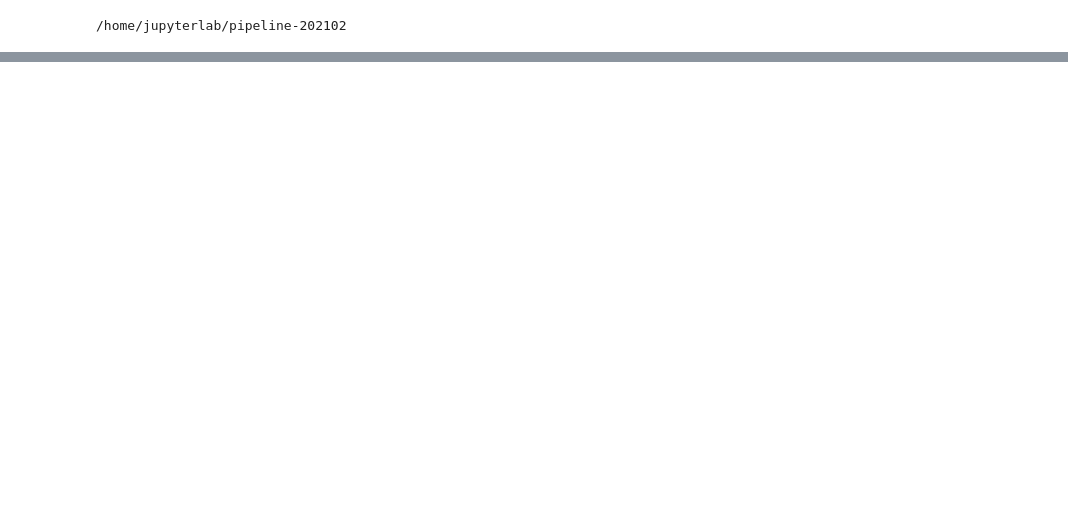
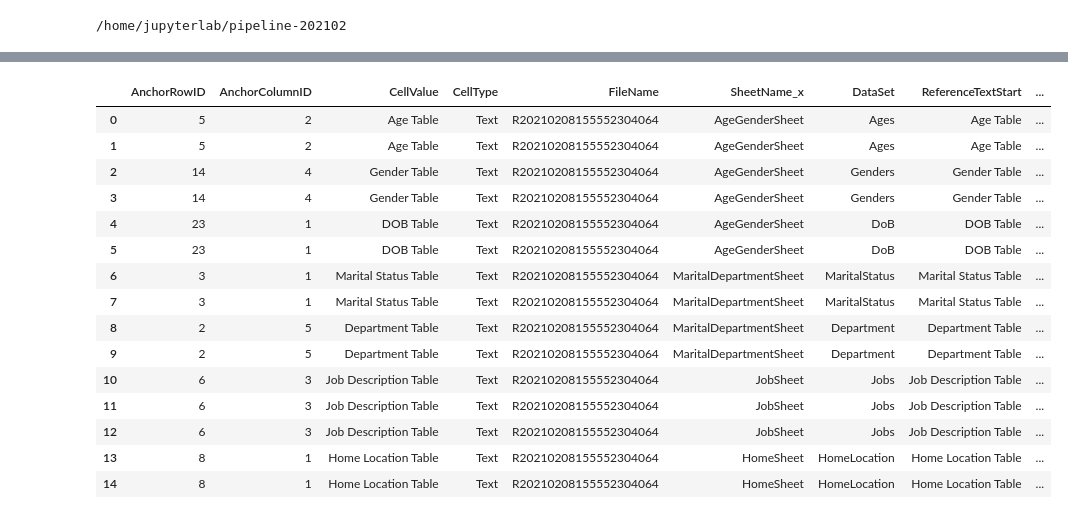
Before and after one commit to andrewcgaitskell/excel-extractor, a Jupyter notebook: Dataset.ipynb, the cells around one changed output, grey strips where cells are left out. Saved outputs shown, nothing was run; the diff lists cells and outputs as text; code cells hidden in the pictures; blank space fills up the shorter version.

Commit message:
dataset created dataset cells

```diff
--- a/Dataset.ipynb
+++ b/Dataset.ipynb
@@ -442,0 +147,4 @@ GO
+# %%
+ReferenceText_Table = Dataset_Table[['DataSet','SheetName','ReferenceTextStart']]
+ReferenceText_Table = ReferenceText_Table.drop_duplicates()
+ReferenceText_Table
@@ -442,0 +170,8 @@ GO
+# %%
+## df1.merge(df2, left_on='lkey', right_on='rkey')
+## new_df = pd.merge(A_df, B_df,  how='left', left_on=['A_c1','c2'], right_on = ['B_c1','c2'])
+
+Anchor_Table = fullcelldb.merge(ReferenceText_Table,how='right', left_on=['SheetName','CellValue'], right_on=['SheetName','ReferenceTextStart'])
+# %%
+Anchor_Table = Anchor_Table.rename(columns={"RowID": "AnchorRowID", "ColumnID": "AnchorColumnID"})
+Anchor_Table
@@ -442,0 +187,2 @@ GO
+# %%
+Datamap_Table, Datamap_Columns = GetTableFromCells('DataMap')
@@ -442,0 +223,23 @@ GO
+# %%
+FullDataMap_Table = Anchor_Table.merge(
+        Datamap_Table,how='right',
+        left_on=['DataSet'],
+        right_on=['DataSet'])
+FullDataMap_Table
+# %% [output]
+|  | AnchorRowID | AnchorColumnID | CellValue | CellType | FileName | SheetName_x | DataSet | ReferenceTextStart | ... |
+| 0 | 5 | 2 | Age Table | Text | R20210208155552304064 | AgeGenderSheet | Ages | Age Table | ... |
+| 1 | 5 | 2 | Age Table | Text | R20210208155552304064 | AgeGenderSheet | Ages | Age Table | ... |
+| 2 | 14 | 4 | Gender Table | Text | R20210208155552304064 | AgeGenderSheet | Genders | Gender Table | ... |
+| 3 | 14 | 4 | Gender Table | Text | R20210208155552304064 | AgeGenderSheet | Genders | Gender Table | ... |
+| 4 | 23 | 1 | DOB Table | Text | R20210208155552304064 | AgeGenderSheet | DoB | DOB Table | ... |
+| 5 | 23 | 1 | DOB Table | Text | R20210208155552304064 | AgeGenderSheet | DoB | DOB Table | ... |
+| 6 | 3 | 1 | Marital Status Table | Text | R20210208155552304064 | MaritalDepartmentSheet | MaritalStatus | Marital Status Table | ... |
+| 7 | 3 | 1 | Marital Status Table | Text | R20210208155552304064 | MaritalDepartmentSheet | MaritalStatus | Marital Status Table | ... |
+| 8 | 2 | 5 | Department Table | Text | R20210208155552304064 | MaritalDepartmentSheet | Department | Department Table | ... |
+| 9 | 2 | 5 | Department Table | Text | R20210208155552304064 | MaritalDepartmentSheet | Department | Department Table | ... |
+| 10 | 6 | 3 | Job Description Table | Text | R20210208155552304064 | JobSheet | Jobs | Job Description Table | ... |
+| 11 | 6 | 3 | Job Description Table | Text | R20210208155552304064 | JobSheet | Jobs | Job Description Table | ... |
+| 12 | 6 | 3 | Job Description Table | Text | R20210208155552304064 | JobSheet | Jobs | Job Description Table | ... |
+| 13 | 8 | 1 | Home Location Table | Text | R20210208155552304064 | HomeSheet | HomeLocation | Home Location Table | ... |
+| 14 | 8 | 1 | Home Location Table | Text | R20210208155552304064 | HomeSheet | HomeLocation | Home Location Table | ... |
```
Also changed, not shown: parts of 40 cells of this notebook.
